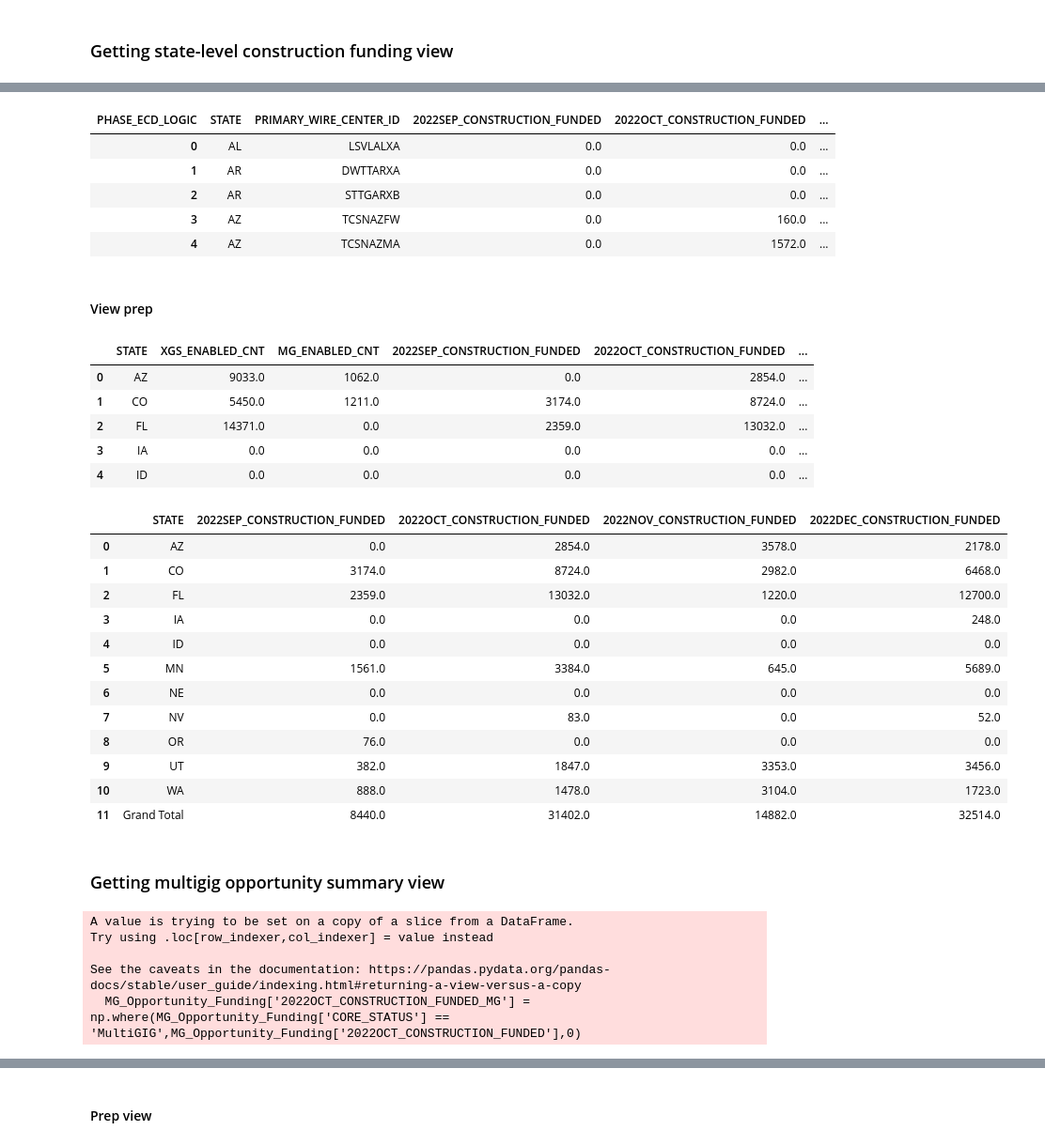
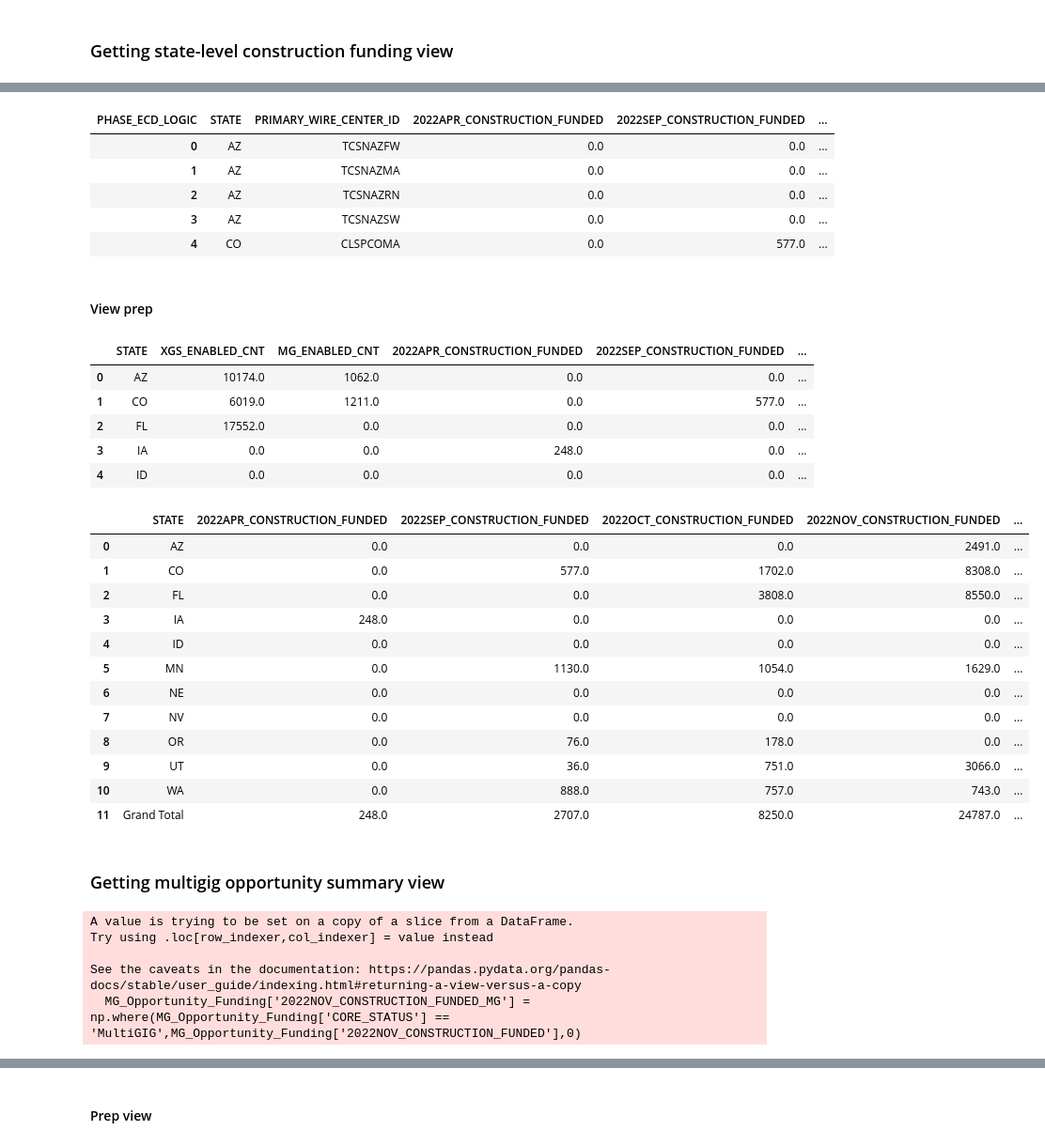
Before and after one commit to fangzhu-xiong-lumen/jupyter, a Jupyter notebook: Multigig Enablement Scorecard.ipynb, the cells around one changed output, grey strips where cells are left out. Shown at 94% size. Cells and saved outputs as stored; diff of their text form; code cells hidden in the pictures.

```diff
--- a/Multigig Enablement Scorecard.ipynb
+++ b/Multigig Enablement Scorecard.ipynb
@@ -287,6 +287,8 @@ Construction_pivot.head()
 # %%
 # clean data - manually adjust field names
-Construction_pivot = Construction_pivot.rename(columns = {'2022-09': '2022SEP_CONSTRUCTION_FUNDED',
+Construction_pivot = Construction_pivot.rename(columns = {
+                                     '2022-04': '2022APR_CONSTRUCTION_FUNDED',
+                                     '2022-09': '2022SEP_CONSTRUCTION_FUNDED',
                                      '2022-10': '2022OCT_CONSTRUCTION_FUNDED',
                                      '2022-11': '2022NOV_CONSTRUCTION_FUNDED',
                                      '2022-12': '2022DEC_CONSTRUCTION_FUNDED'})
@@ -294,12 +296,12 @@ Construction_pivot = Construction_pivot.rename(columns = {'2022-09': '2022SEP_CO
 # check data
 Construction_pivot.head()
 # %% [output]
-| PHASE_ECD_LOGIC | STATE | PRIMARY_WIRE_CENTER_ID | 2022SEP_CONSTRUCTION_FUNDED | 2022OCT_CONSTRUCTION_FUNDED | ... |
-| 0 | AL | LSVLALXA | 0.0 | 0.0 | ... |
-| 1 | AR | DWTTARXA | 0.0 | 0.0 | ... |
-| 2 | AR | STTGARXB | 0.0 | 0.0 | ... |
-| 3 | AZ | TCSNAZFW | 0.0 | 160.0 | ... |
-| 4 | AZ | TCSNAZMA | 0.0 | 1572.0 | ... |
+| PHASE_ECD_LOGIC | STATE | PRIMARY_WIRE_CENTER_ID | 2022APR_CONSTRUCTION_FUNDED | 2022SEP_CONSTRUCTION_FUNDED | ... |
+| 0 | AZ | TCSNAZFW | 0.0 | 0.0 | ... |
+| 1 | AZ | TCSNAZMA | 0.0 | 0.0 | ... |
+| 2 | AZ | TCSNAZRN | 0.0 | 0.0 | ... |
+| 3 | AZ | TCSNAZSW | 0.0 | 0.0 | ... |
+| 4 | CO | CLSPCOMA | 0.0 | 577.0 | ... |
 # %%
 # join construction funding to base table
 Funded_XGS_WC = xgs_wc_master_df.merge(Construction_pivot, how = 'left', on = ['STATE','PRIMARY_WIRE_CENTER_ID'])
@@ -314,6 +316,7 @@ Funded_State_view = Funded_XGS_WC.drop(['OPP_SCORE'], axis = 1).groupby(['STATE'
 Funded_State_view.loc[len(Funded_State_view.index)] = ['Grand Total',
                                                        Funded_State_view['XGS_ENABLED_CNT'].sum(),
                                                        Funded_State_view['MG_ENABLED_CNT'].sum(),
+                                                       Funded_State_view['2022APR_CONSTRUCTION_FUNDED'].sum(),
                                                        Funded_State_view['2022SEP_CONSTRUCTION_FUNDED'].sum(),
                                                        Funded_State_view['2022OCT_CONSTRUCTION_FUNDED'].sum(),
                                                        Funded_State_view['2022NOV_CONSTRUCTION_FUNDED'].sum(),
@@ -322,46 +325,46 @@ Funded_State_view.loc[len(Funded_State_view.index)] = ['Grand Total',
 # check data
 Funded_State_view.head()
 # %% [output]
-|  | STATE | XGS_ENABLED_CNT | MG_ENABLED_CNT | 2022SEP_CONSTRUCTION_FUNDED | 2022OCT_CONSTRUCTION_FUNDED | ... |
-| 0 | AZ | 9033.0 | 1062.0 | 0.0 | 2854.0 | ... |
-| 1 | CO | 5450.0 | 1211.0 | 3174.0 | 8724.0 | ... |
-| 2 | FL | 14371.0 | 0.0 | 2359.0 | 13032.0 | ... |
-| 3 | IA | 0.0 | 0.0 | 0.0 | 0.0 | ... |
+|  | STATE | XGS_ENABLED_CNT | MG_ENABLED_CNT | 2022APR_CONSTRUCTION_FUNDED | 2022SEP_CONSTRUCTION_FUNDED | ... |
+| 0 | AZ | 10174.0 | 1062.0 | 0.0 | 0.0 | ... |
+| 1 | CO | 6019.0 | 1211.0 | 0.0 | 577.0 | ... |
+| 2 | FL | 17552.0 | 0.0 | 0.0 | 0.0 | ... |
+| 3 | IA | 0.0 | 0.0 | 248.0 | 0.0 | ... |
 | 4 | ID | 0.0 | 0.0 | 0.0 | 0.0 | ... |
 # %%
 # view ready for export
 
 # adjust names manually if needed
-Funded_State_view = Funded_State_view[['STATE','2022SEP_CONSTRUCTION_FUNDED','2022OCT_CONSTRUCTION_FUNDED','2022NOV_CONSTRUCTION_FUNDED','2022DEC_CONSTRUCTION_FUNDED']]
+Funded_State_view = Funded_State_view[['STATE','2022APR_CONSTRUCTION_FUNDED','2022SEP_CONSTRUCTION_FUNDED','2022OCT_CONSTRUCTION_FUNDED','2022NOV_CONSTRUCTION_FUNDED','2022DEC_CONSTRUCTION_FUNDED']]
 Funded_State_view
 # %% [output]
-|  | STATE | 2022SEP_CONSTRUCTION_FUNDED | 2022OCT_CONSTRUCTION_FUNDED | 2022NOV_CONSTRUCTION_FUNDED | 2022DEC_CONSTRUCTION_FUNDED |
-| 0 | AZ | 0.0 | 2854.0 | 3578.0 | 2178.0 |
-| 1 | CO | 3174.0 | 8724.0 | 2982.0 | 6468.0 |
-| 2 | FL | 2359.0 | 13032.0 | 1220.0 | 12700.0 |
-| 3 | IA | 0.0 | 0.0 | 0.0 | 248.0 |
-| 4 | ID | 0.0 | 0.0 | 0.0 | 0.0 |
-| 5 | MN | 1561.0 | 3384.0 | 645.0 | 5689.0 |
-| 6 | NE | 0.0 | 0.0 | 0.0 | 0.0 |
-| 7 | NV | 0.0 | 83.0 | 0.0 | 52.0 |
-| 8 | OR | 76.0 | 0.0 | 0.0 | 0.0 |
-| 9 | UT | 382.0 | 1847.0 | 3353.0 | 3456.0 |
-| 10 | WA | 888.0 | 1478.0 | 3104.0 | 1723.0 |
-| 11 | Grand Total | 8440.0 | 31402.0 | 14882.0 | 32514.0 |
+|  | STATE | 2022APR_CONSTRUCTION_FUNDED | 2022SEP_CONSTRUCTION_FUNDED | 2022OCT_CONSTRUCTION_FUNDED | 2022NOV_CONSTRUCTION_FUNDED | ... |
+| 0 | AZ | 0.0 | 0.0 | 0.0 | 2491.0 | ... |
+| 1 | CO | 0.0 | 577.0 | 1702.0 | 8308.0 | ... |
+| 2 | FL | 0.0 | 0.0 | 3808.0 | 8550.0 | ... |
+| 3 | IA | 248.0 | 0.0 | 0.0 | 0.0 | ... |
+| 4 | ID | 0.0 | 0.0 | 0.0 | 0.0 | ... |
+| 5 | MN | 0.0 | 1130.0 | 1054.0 | 1629.0 | ... |
+| 6 | NE | 0.0 | 0.0 | 0.0 | 0.0 | ... |
+| 7 | NV | 0.0 | 0.0 | 0.0 | 0.0 | ... |
+| 8 | OR | 0.0 | 76.0 | 178.0 | 0.0 | ... |
+| 9 | UT | 0.0 | 36.0 | 751.0 | 3066.0 | ... |
+| 10 | WA | 0.0 | 888.0 | 757.0 | 743.0 | ... |
+| 11 | Grand Total | 248.0 | 2707.0 | 8250.0 | 24787.0 | ... |
 # %% [markdown]
 ### Getting multigig opportunity summary view
 # %%
 # adjust names manually if needed
-MG_Opportunity_Funding = Funded_XGS_WC[['STATE','PRIMARY_WIRE_CENTER_ID','XGS_ENABLED_CNT','MG_ENABLED_CNT','2022OCT_CONSTRUCTION_FUNDED','CORE_STATUS','OPP_SCORE']]
+MG_Opportunity_Funding = Funded_XGS_WC[['STATE','PRIMARY_WIRE_CENTER_ID','XGS_ENABLED_CNT','MG_ENABLED_CNT','2022NOV_CONSTRUCTION_FUNDED','CORE_STATUS','OPP_SCORE']]
 
 # adding new column that will get construction funding only if the core status is MultiGIG
-MG_Opportunity_Funding['2022OCT_CONSTRUCTION_FUNDED_MG'] = np.where(MG_Opportunity_Funding['CORE_STATUS'] == 'MultiGIG',MG_Opportunity_Funding['2022OCT_CONSTRUCTION_FUNDED'],0)
+MG_Opportunity_Funding['2022NOV_CONSTRUCTION_FUNDED_MG'] = np.where(MG_Opportunity_Funding['CORE_STATUS'] == 'MultiGIG',MG_Opportunity_Funding['2022NOV_CONSTRUCTION_FUNDED'],0)
 # %% [output]
 A value is trying to be set on a copy of a slice from a DataFrame.
 Try using .loc[row_indexer,col_indexer] = value instead
 
 See the caveats in the documentation: https://pandas.pydata.org/pandas-docs/stable/user_guide/indexing.html#returning-a-view-versus-a-copy
-  MG_Opportunity_Funding['2022OCT_CONSTRUCTION_FUNDED_MG'] = np.where(MG_Opportunity_Funding['CORE_STATUS'] == 'MultiGIG',MG_Opportunity_Funding['2022OCT_CONSTRUCTION_FUNDED'],0)
+  MG_Opportunity_Funding['2022NOV_CONSTRUCTION_FUNDED_MG'] = np.where(MG_Opportunity_Funding['CORE_STATUS'] == 'MultiGIG',MG_Opportunity_Funding['2022NOV_CONSTRUCTION_FUNDED'],0)
 # %%
 # check data
 
```
Also changed, not shown: parts of 15 cells of this notebook.
